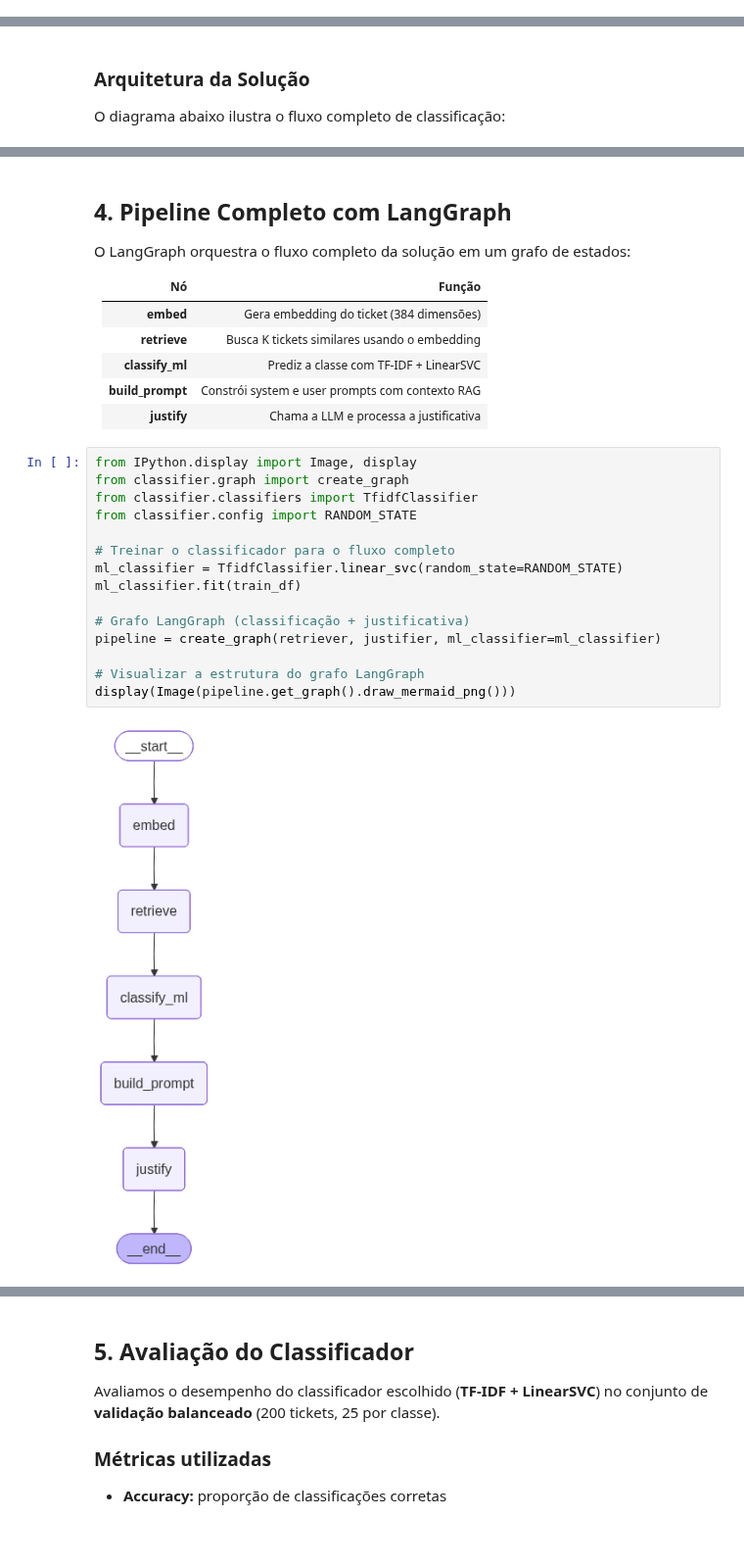
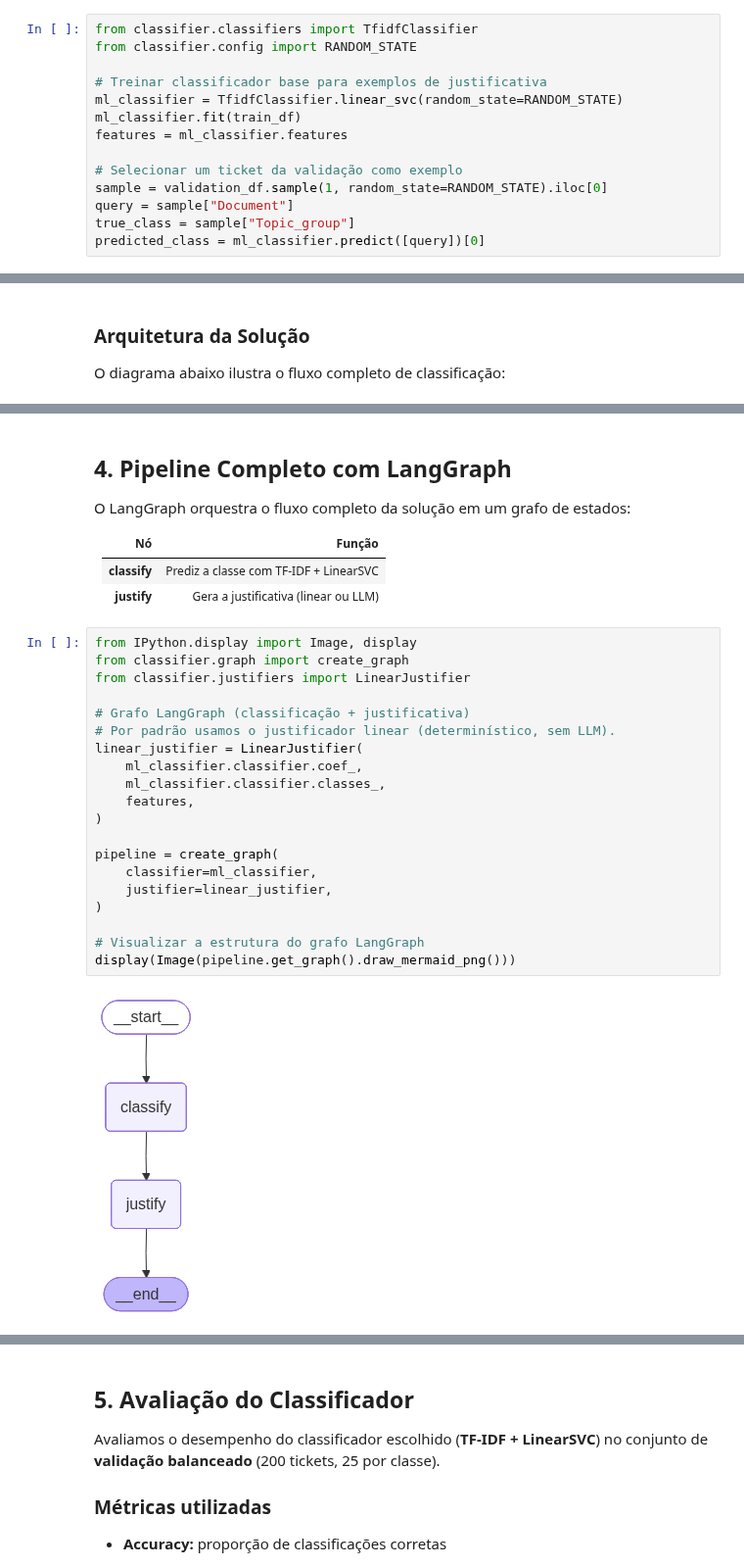
Before and after one commit to gosoares/ticket-classifier, a Jupyter notebook: notebooks/main.ipynb, the cells around one changed output, grey strips where cells are left out. Shown at 98% size. Cells and saved outputs as stored; diff of their text form; blank space fills up the shorter version.

```diff
--- a/notebooks/main.ipynb
+++ b/notebooks/main.ipynb
@@ -91,0 +126,14 @@ As seções seguintes assumem este modelo como escolhido.
+# %%
+from classifier.classifiers import TfidfClassifier
+from classifier.config import RANDOM_STATE
+
+# Treinar classificador base para exemplos de justificativa
+ml_classifier = TfidfClassifier.linear_svc(random_state=RANDOM_STATE)
+ml_classifier.fit(train_df)
+features = ml_classifier.features
+
+# Selecionar um ticket da validação como exemplo
+sample = validation_df.sample(1, random_state=RANDOM_STATE).iloc[0]
+query = sample["Document"]
+true_class = sample["Topic_group"]
+predicted_class = ml_classifier.predict([query])[0]
@@ -380,25 +450,27 @@ O LangGraph orquestra o fluxo completo da solução em um grafo de estados:
 
 | Nó | Função |
 |----|--------|
-| **embed** | Gera embedding do ticket (384 dimensões) |
-| **retrieve** | Busca K tickets similares usando o embedding |
-| **classify_ml** | Prediz a classe com TF-IDF + LinearSVC |
-| **build_prompt** | Constrói system e user prompts com contexto RAG |
-| **justify** | Chama a LLM e processa a justificativa |
+| **classify** | Prediz a classe com TF-IDF + LinearSVC |
+| **justify** | Gera a justificativa (linear ou LLM) |
 # %%
 from IPython.display import Image, display
 from classifier.graph import create_graph
-from classifier.classifiers import TfidfClassifier
-from classifier.config import RANDOM_STATE
-
-# Treinar o classificador para o fluxo completo
-ml_classifier = TfidfClassifier.linear_svc(random_state=RANDOM_STATE)
-ml_classifier.fit(train_df)
+from classifier.justifiers import LinearJustifier
 
 # Grafo LangGraph (classificação + justificativa)
-pipeline = create_graph(retriever, justifier, ml_classifier=ml_classifier)
+# Por padrão usamos o justificador linear (determinístico, sem LLM).
+linear_justifier = LinearJustifier(
+    ml_classifier.classifier.coef_,
+    ml_classifier.classifier.classes_,
+    features,
+)
+
+pipeline = create_graph(
+    classifier=ml_classifier,
+    justifier=linear_justifier,
+)
 
 # Visualizar a estrutura do grafo LangGraph
 display(Image(pipeline.get_graph().draw_mermaid_png()))
 # %% [output]
-[figure, old version]
+[figure, new version]
```
Also changed, not shown: parts of 26 cells of this notebook, 11 other files.
